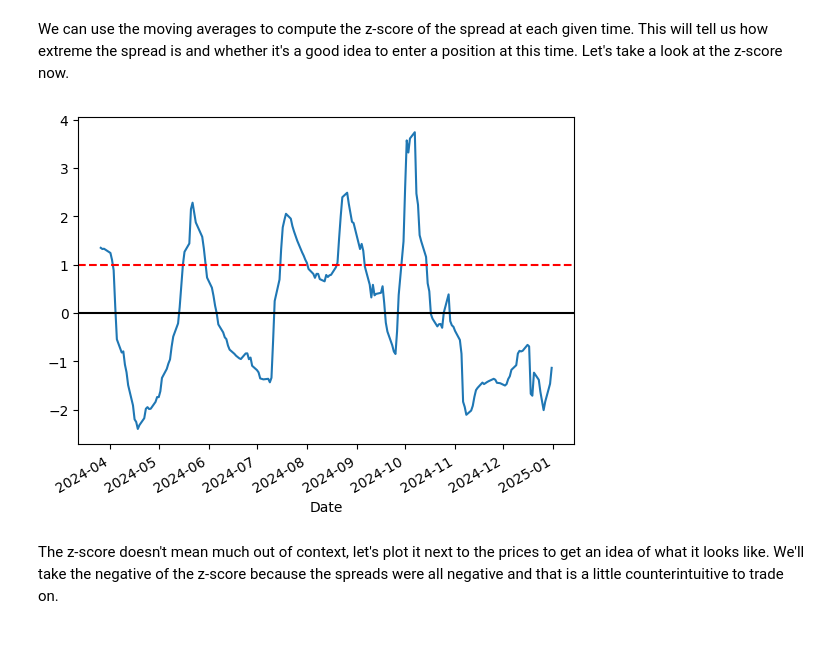
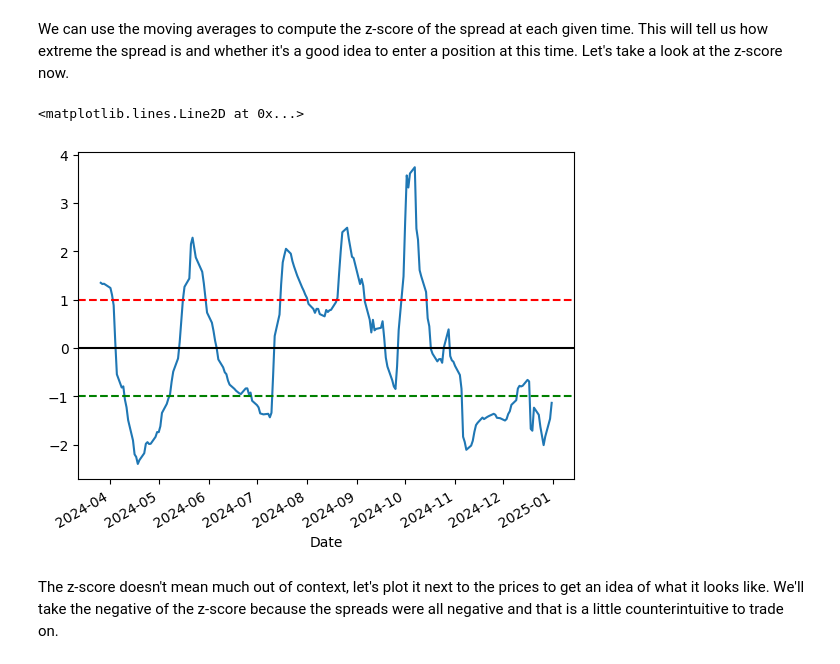
Before and after one commit to alanwnl/research_public, a Jupyter notebook: notebooks/lectures/Introduction_to_Pairs_Trading/notebook.ipynb, the cells around one changed output. Drawn from its saved outputs; the diff is of its cells as text; code cells hidden in the pictures.

```diff
--- a/notebooks/lectures/Introduction_to_Pairs_Trading/notebook.ipynb
+++ b/notebooks/lectures/Introduction_to_Pairs_Trading/notebook.ipynb
@@ -363,16 +363,18 @@ We can use the moving averages to compute the z-score of the spread at each give
 # %%
 # Take a rolling 30 day standard deviation
 std_30 = spread.rolling(window=30).std()
 std_30.name = 'std 30d'
 
 # Compute the z score for each day
 zscore_30_1 = (spread_mavg1 - spread_mavg30)/std_30
 zscore_30_1.name = 'z-score'
 zscore_30_1.plot()
 plt.axhline(0, color='black')
 plt.axhline(1.0, color='red', linestyle='--');
+plt.axhline(-1.0, color='green', linestyle='--')
 # %% [output]
+<matplotlib.lines.Line2D at 0x...>
-[figure, old version]
+[figure, new version]
 # %% [markdown]
 The z-score doesn't mean much out of context, let's plot it next to the prices to get an idea of what it looks like. We'll take the negative of the z-score because the spreads were all negative and that is a little counterintuitive to trade on.
 # %%
```
Also changed, not shown: parts of 2 cells of this notebook.
